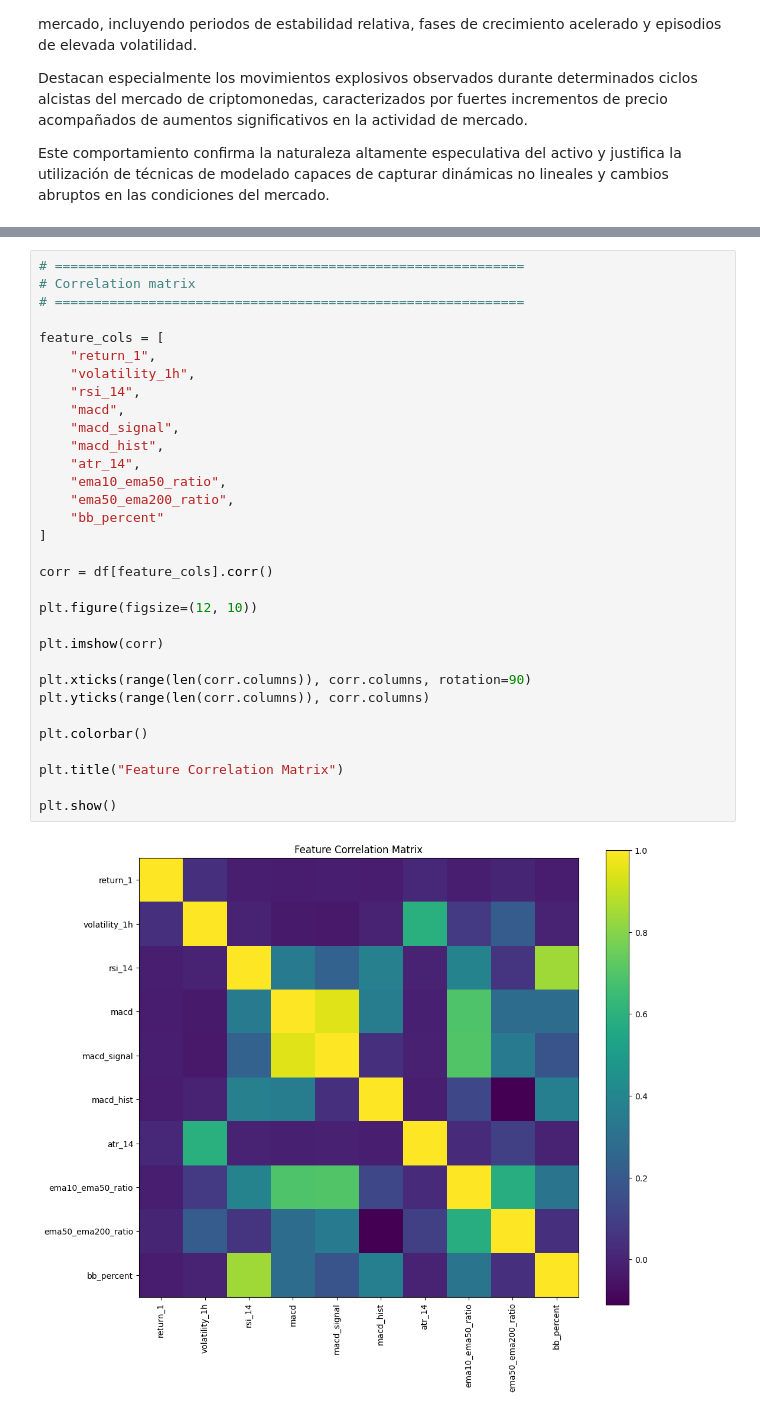
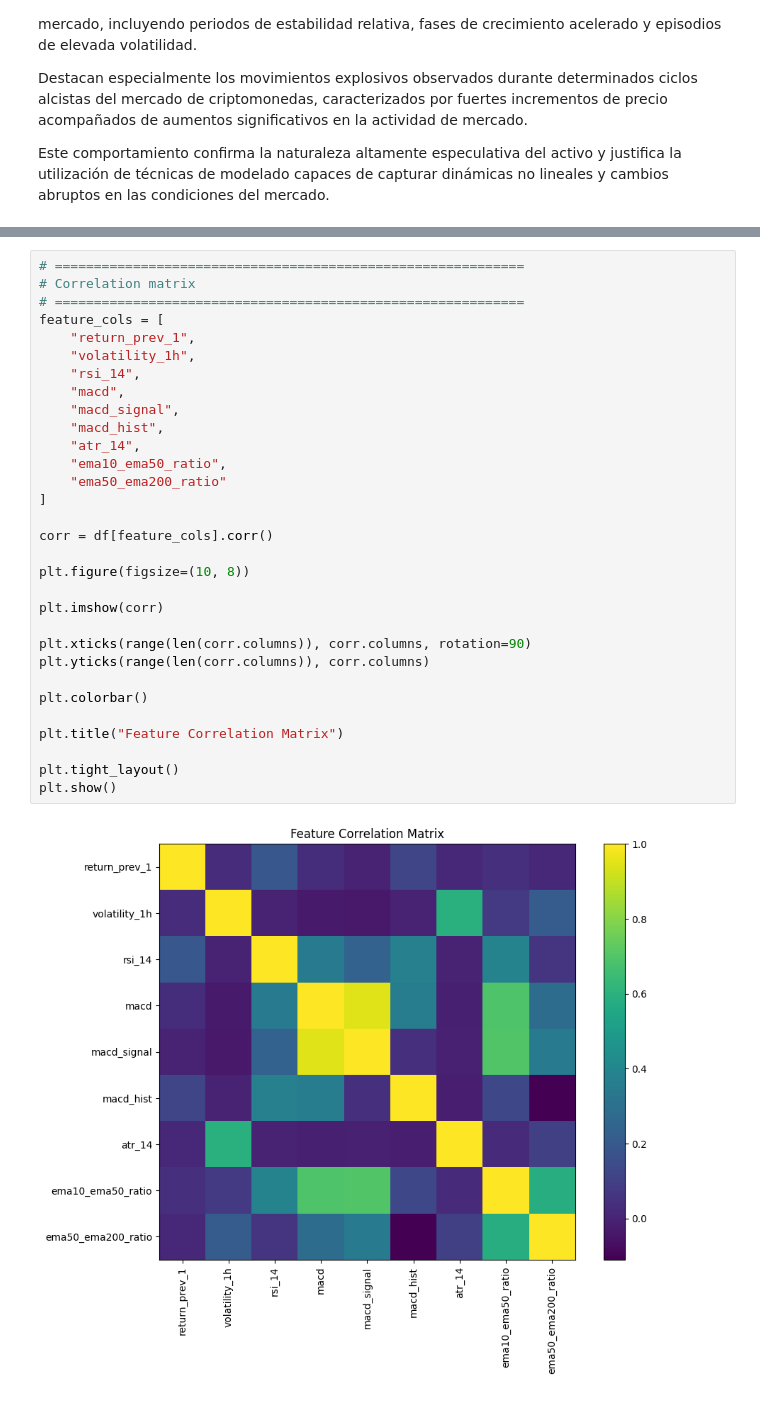
Before and after one commit to Prograwomack/tfm, a Jupyter notebook: notebooks/03_eda_doge.ipynb, the cells around one changed output, grey strips where cells are left out. Cells and saved outputs as stored; diff of their text form.

```diff
--- a/notebooks/03_eda_doge.ipynb
+++ b/notebooks/03_eda_doge.ipynb
@@ -270,35 +279,34 @@ Asimismo, puede observarse que los horizontes temporales más cortos presentan u
 # %%
 # ============================================================
 # Correlation matrix
 # ============================================================
-
 feature_cols = [
-    "return_1",
+    "return_prev_1",
     "volatility_1h",
     "rsi_14",
     "macd",
     "macd_signal",
     "macd_hist",
     "atr_14",
     "ema10_ema50_ratio",
-    "ema50_ema200_ratio",
-    "bb_percent"
+    "ema50_ema200_ratio"
 ]
 
 corr = df[feature_cols].corr()
 
-plt.figure(figsize=(12, 10))
+plt.figure(figsize=(10, 8))
 
 plt.imshow(corr)
 
 plt.xticks(range(len(corr.columns)), corr.columns, rotation=90)
 plt.yticks(range(len(corr.columns)), corr.columns)
 
 plt.colorbar()
 
 plt.title("Feature Correlation Matrix")
 
+plt.tight_layout()
 plt.show()
 # %% [output]
-[figure, old version]
+[figure, new version]
 # %% [markdown]
```
Also changed, not shown: parts of 12 cells of this notebook, 2 other files.
